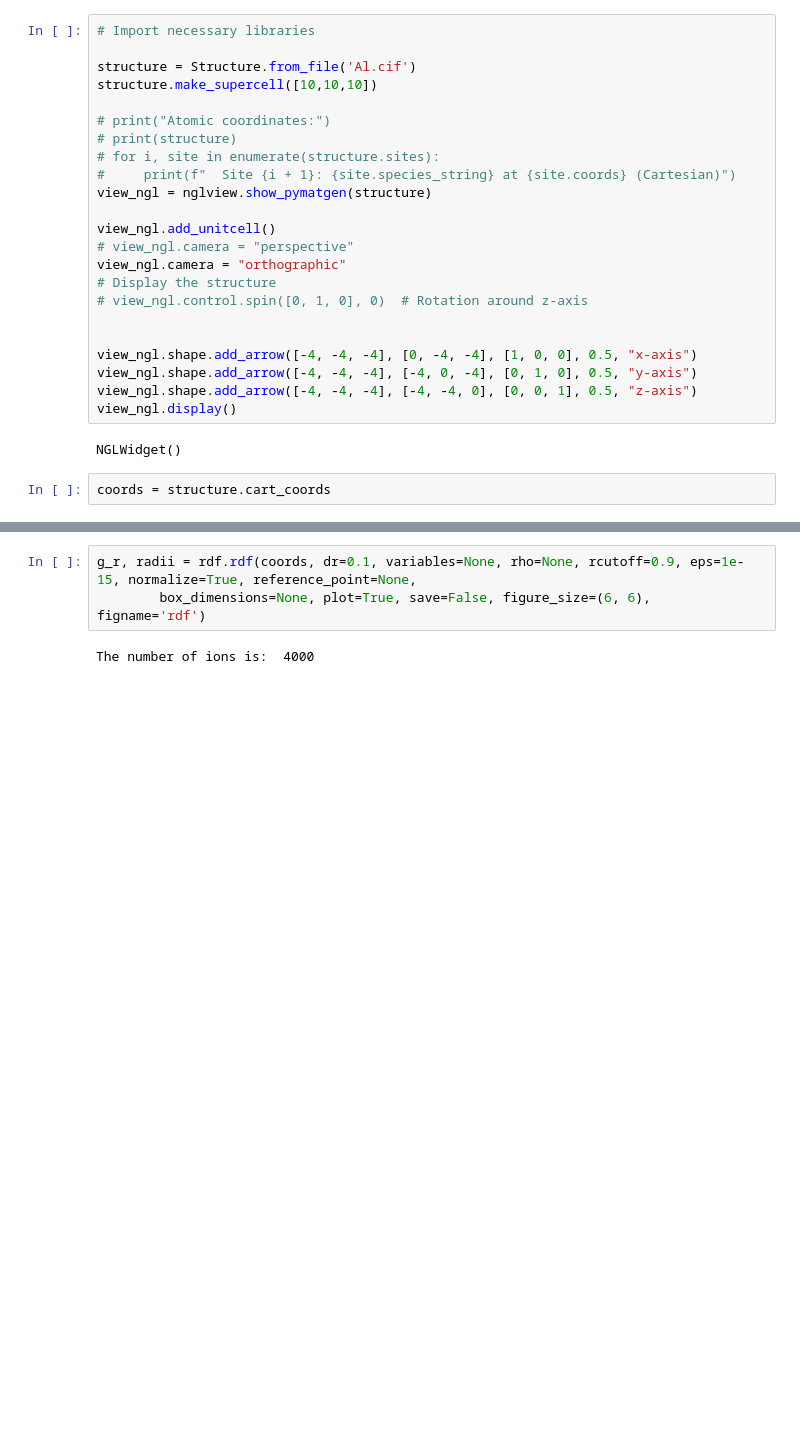
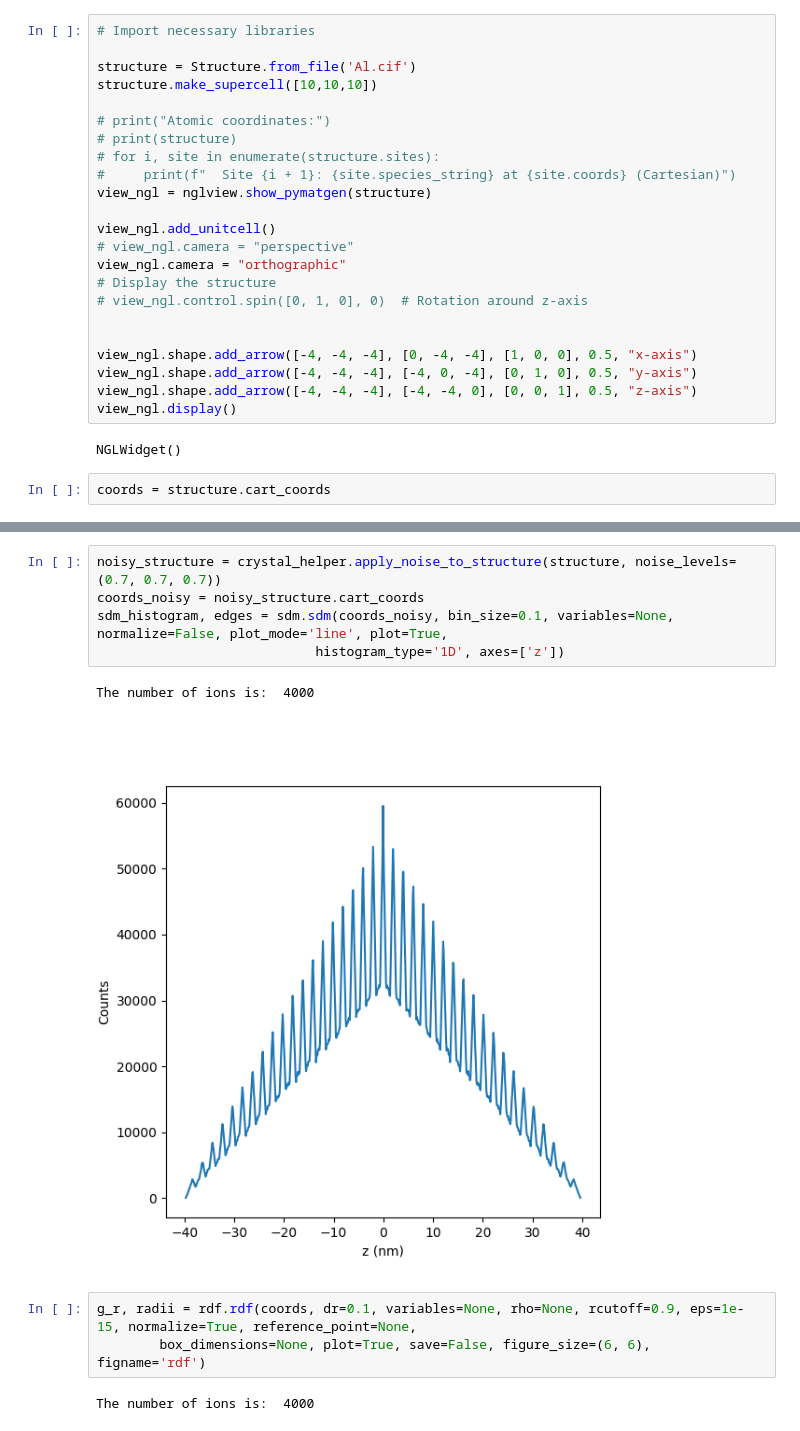
Before and after one commit to mmonajem/pyoxcart, a Jupyter notebook: pyccapt/calibration/tutorials/jupyter_files/sdm_tdf_fft.ipynb, the cells around one changed output, grey strips where cells are left out. Drawn from its saved outputs; the diff is of its cells as text; blank space fills up the shorter version.

```diff
--- a/pyccapt/calibration/tutorials/jupyter_files/sdm_tdf_fft.ipynb
+++ b/pyccapt/calibration/tutorials/jupyter_files/sdm_tdf_fft.ipynb
@@ -96,3 +82,11 @@ The number of ions is:  4000
+# %%
+noisy_structure = crystal_helper.apply_noise_to_structure(structure, noise_levels=(0.7, 0.7, 0.7))
+coords_noisy = noisy_structure.cart_coords
+sdm_histogram, edges = sdm.sdm(coords_noisy, bin_size=0.1, variables=None, normalize=False, plot_mode='line', plot=True,
+                            histogram_type='1D', axes=['z'])
+# %% [output]
+The number of ions is:  4000
+[figure, added]
 # %%
 g_r, radii = rdf.rdf(coords, dr=0.1, variables=None, rho=None, rcutoff=0.9, eps=1e-15, normalize=True, reference_point=None,
         box_dimensions=None, plot=True, save=False, figure_size=(6, 6), figname='rdf')
```
Also changed, not shown: parts of 2 cells of this notebook, 3 other files.
